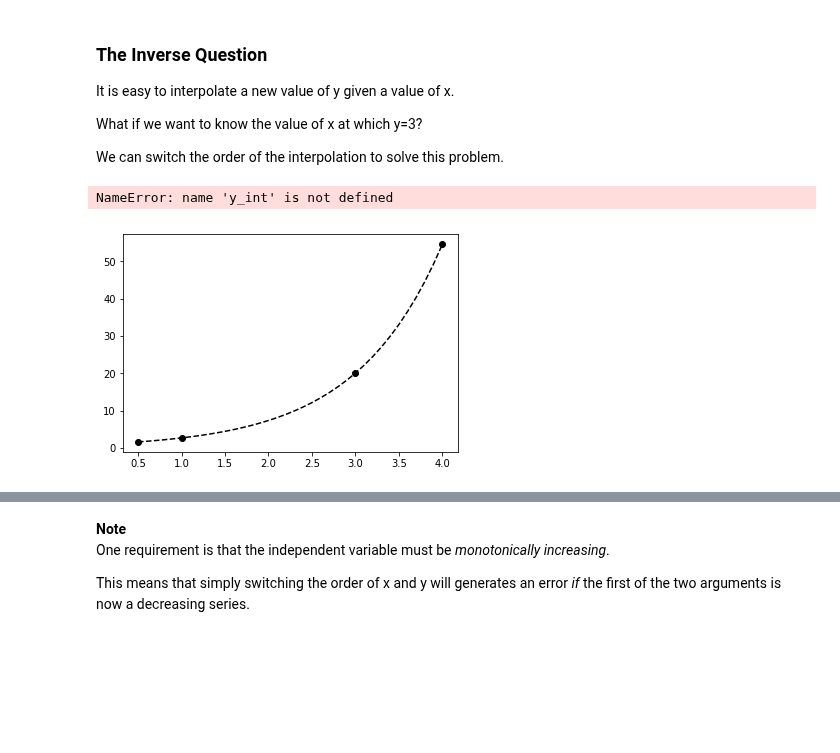
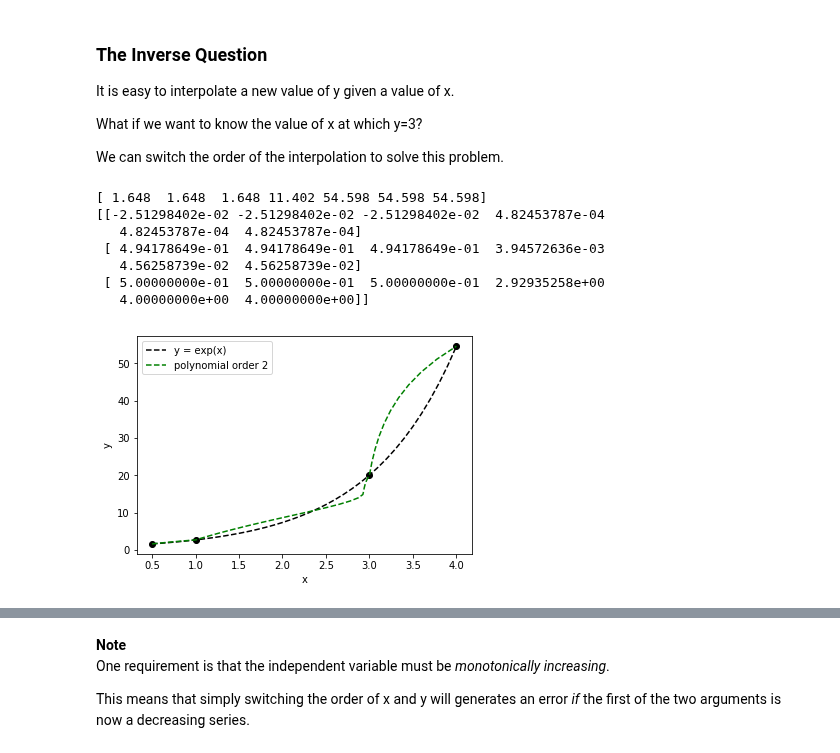
Before and after one commit to vongvanicht/Intro_to_Python, a Jupyter notebook: 05_Plotting_Analysing.ipynb, the cells around one changed output, grey strips where cells are left out. Drawn from its saved outputs; the diff is of its cells as text; code cells hidden in the pictures; blank space fills up the shorter version.

```diff
--- a/05_Plotting_Analysing.ipynb
+++ b/05_Plotting_Analysing.ipynb
@@ -873,39 +923,46 @@ plt.plot(x, y, 'ko')
 
 
 # range of values for x axis
-x_int = np.arange(0.5, 4.1, 0.1)
+interval = 0.1
+x_int = np.arange(x[0], x[-1]+interval, interval)
 # RANGE OF VALUES FOR Y AXIS : INDEPENDENT VARIABLE
 y_init = np.exp(x_int)
 
 
 # function data
 plt.plot(x_int, np.exp(x_int), 'k--', label='y = exp(x)')
 
 # order polynomial interpolation - CHANGE THIS
 order_poly = 2
 
 # interpolated data - SWITCH ORDER OF x AND y
 # func = splrep(x, y, k=order_poly)
 # y_int = splev(x_int, func)
 func = splrep(y, x, k=order_poly)
 x_int = splev(y_init, func)
 plt.plot(x_int, y_int, 'g--', label=f'polynomial order {order_poly}')
 
 # plot labels and legend
 plt.legend()
 plt.xlabel('x')
 plt.ylabel('y')
 #plt.show()
 
 # coefficients that define ppolynomial curve
 F   = scipy.interpolate.PPoly.from_spline(func)
 # break points or knots
 print(F.x)
 # coefficients at breakpoints
 print(F.c)
 # %% [output]
-NameError: name 'y_int' is not defined
+[ 1.648  1.648  1.648 11.402 54.598 54.598 54.598]
+[[-2.51298402e-02 -2.51298402e-02 -2.51298402e-02  4.82453787e-04
+   4.82453787e-04  4.82453787e-04]
+ [ 4.94178649e-01  4.94178649e-01  4.94178649e-01  3.94572636e-03
+   4.56258739e-02  4.56258739e-02]
+ [ 5.00000000e-01  5.00000000e-01  5.00000000e-01  2.92935258e+00
+   4.00000000e+00  4.00000000e+00]]
-[figure, old version]
+[figure, new version]
 # %%
 # actual function
 print(np.log(3))
```
Also changed, not shown: parts of 20 cells of this notebook, 10 other files.
